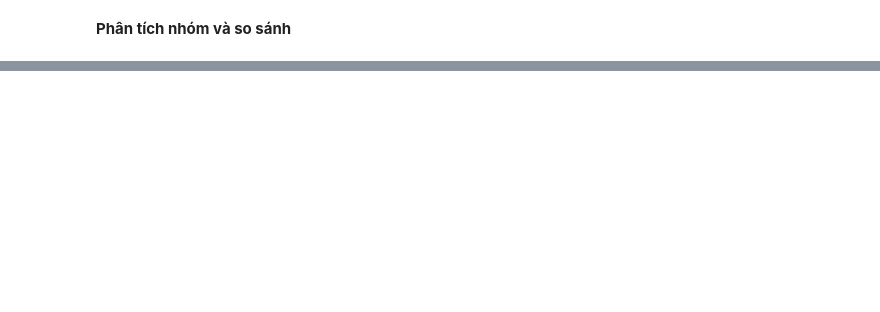
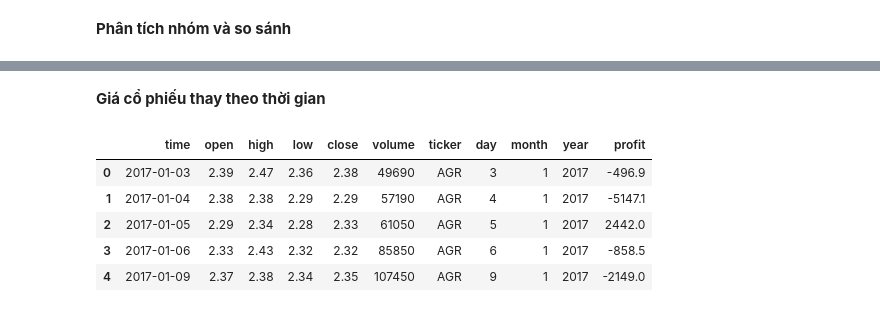
Before and after one commit to HoangHuyyyy/CSC14115, a Jupyter notebook: Data_Understanding.ipynb, the cells around one changed output, grey strips where cells are left out. Cells and saved outputs as stored; diff of their text form; code cells hidden in the pictures; blank space fills up the shorter version.

```diff
--- a/Data_Understanding.ipynb
+++ b/Data_Understanding.ipynb
@@ -119,0 +120,11 @@ plt.show()
+# %% [markdown]
+**Giá cổ phiếu thay theo thời gian**
+# %%
+df.head()
+# %% [output]
+|  | time | open | high | low | close | volume | ticker | day | month | year | profit |
+| 0 | 2017-01-03 | 2.39 | 2.47 | 2.36 | 2.38 | 49690 | AGR | 3 | 1 | 2017 | -496.9 |
+| 1 | 2017-01-04 | 2.38 | 2.38 | 2.29 | 2.29 | 57190 | AGR | 4 | 1 | 2017 | -5147.1 |
+| 2 | 2017-01-05 | 2.29 | 2.34 | 2.28 | 2.33 | 61050 | AGR | 5 | 1 | 2017 | 2442.0 |
+| 3 | 2017-01-06 | 2.33 | 2.43 | 2.32 | 2.32 | 85850 | AGR | 6 | 1 | 2017 | -858.5 |
+| 4 | 2017-01-09 | 2.37 | 2.38 | 2.34 | 2.35 | 107450 | AGR | 9 | 1 | 2017 | -2149.0 |
```
Also changed, not shown: parts of 14 cells of this notebook.
